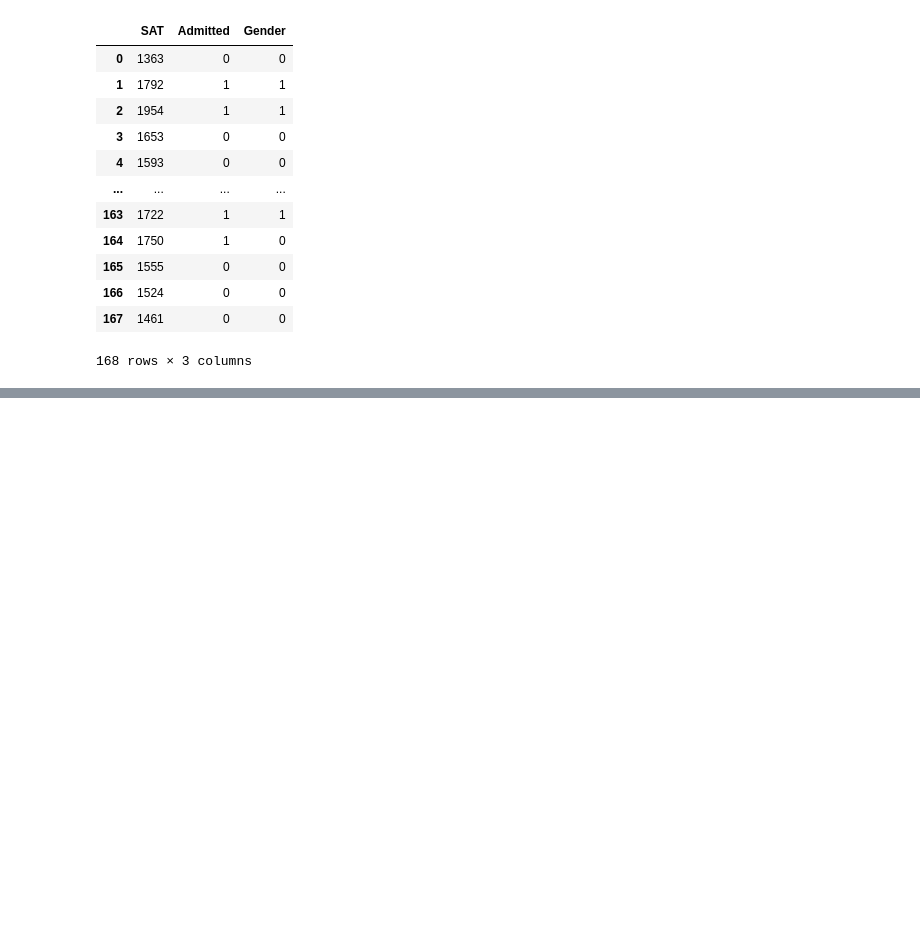
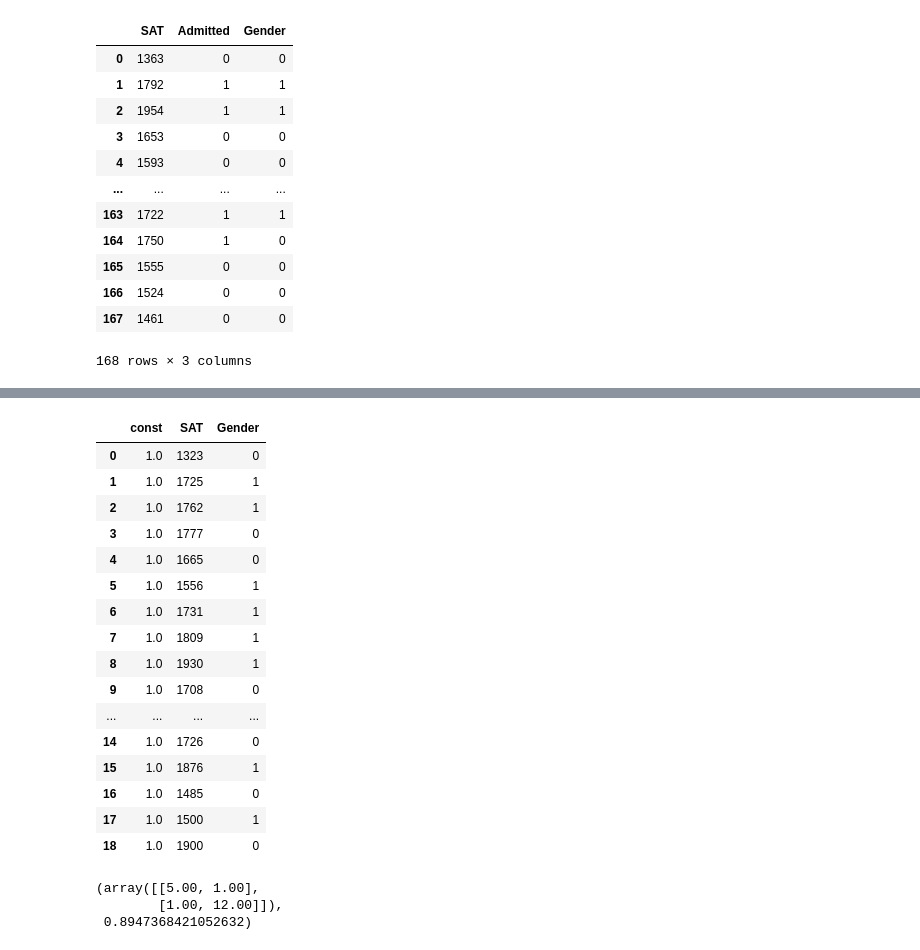
Before and after one commit to startaiyo/DS_practice, a Jupyter notebook: 210710 LogisticRegression Section36~.ipynb, the cells around one changed output, grey strips where cells are left out. Cells and saved outputs as stored; diff of their text form; code cells hidden in the pictures; blank space fills up the shorter version.

```diff
--- a/210710 LogisticRegression Section36~.ipynb
+++ b/210710 LogisticRegression Section36~.ipynb
@@ -151,0 +243,24 @@ quasi-separation. In this case some parameters will not be identified.
+# %%
+# 回帰においては順番も大事。そのため、一旦結果のカラムは別枠に移動。
+test_actual = test['Admitted']
+test_data = test.drop(['Admitted'],axis=1)
+test_data = sm.add_constant(test_data)
+test_data
+# %% [output]
+|  | const | SAT | Gender |
+| 0 | 1.0 | 1323 | 0 |
+| 1 | 1.0 | 1725 | 1 |
+| 2 | 1.0 | 1762 | 1 |
+| 3 | 1.0 | 1777 | 0 |
+| 4 | 1.0 | 1665 | 0 |
+| 5 | 1.0 | 1556 | 1 |
+| 6 | 1.0 | 1731 | 1 |
+| 7 | 1.0 | 1809 | 1 |
+| 8 | 1.0 | 1930 | 1 |
+| 9 | 1.0 | 1708 | 0 |
+| ... | ... | ... | ... |
+| 14 | 1.0 | 1726 | 0 |
+| 15 | 1.0 | 1876 | 1 |
+| 16 | 1.0 | 1485 | 0 |
+| 17 | 1.0 | 1500 | 1 |
+| 18 | 1.0 | 1900 | 0 |
@@ -151,0 +274,7 @@ quasi-separation. In this case some parameters will not be identified.
+# %%
+cm = confusion_matrix(test_data,test_actual,results_log)
+cm
+# %% [output]
+(array([[5.00, 1.00],
+        [1.00, 12.00]]),
+ 0.8947368421052632)
```
Also changed, not shown: parts of 9 cells of this notebook, 2 other files.
